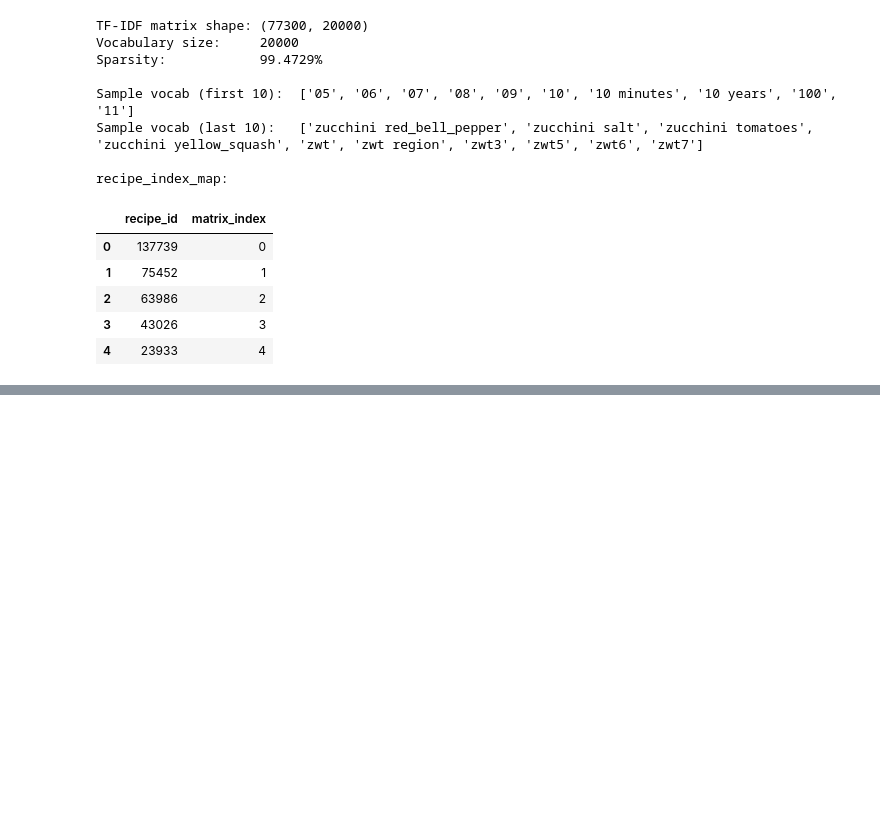
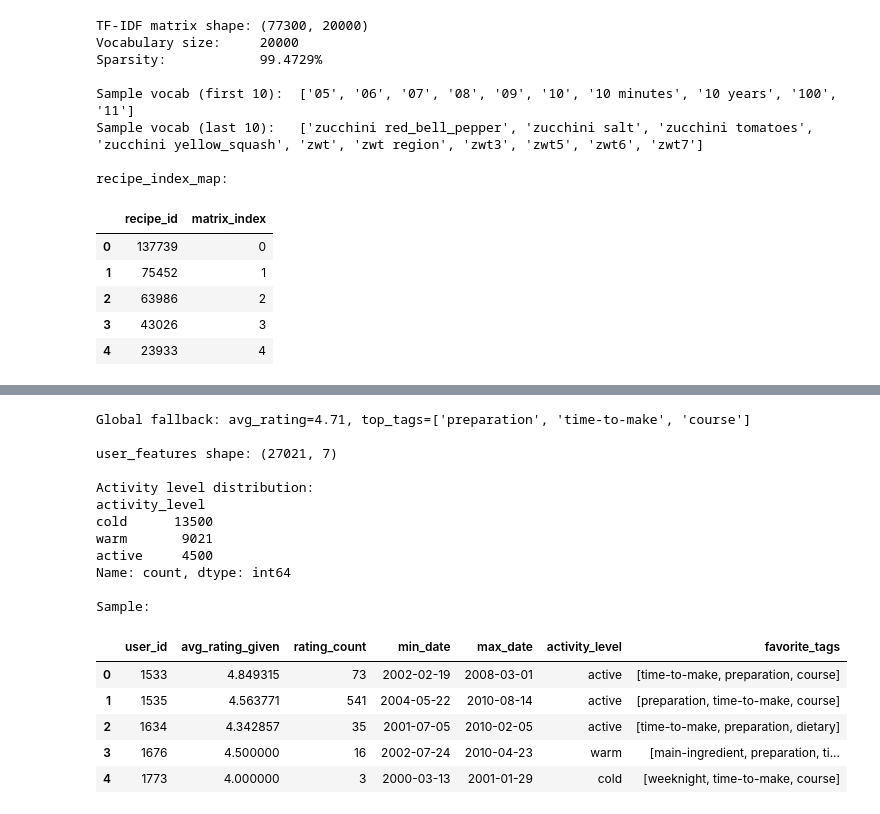
Before and after one commit to PH31M/Food-RecommendationSystem, a Jupyter notebook: notebooks/03_data_feature_engineering.ipynb, the cells around one changed output, grey strips where cells are left out. Saved outputs shown, nothing was run; the diff lists cells and outputs as text; code cells hidden in the pictures; blank space fills up the shorter version.

```diff
--- a/notebooks/03_data_feature_engineering.ipynb
+++ b/notebooks/03_data_feature_engineering.ipynb
@@ -411,0 +528,68 @@ recipe_index_map:
+# %%
+# Cell I - User features (from train only)
+# - avg_rating_given, rating_count, activity_level
+# - favorite_tags from high-rated history
+# - default fallback for new users
+# 1) Thống kê cơ bản theo user
+user_stats = train_interactions.groupby("user_id").agg(
+    avg_rating_given=("rating", "mean"),
+    rating_count=("rating", "count"),
+    min_date=("date", "min"),
+    max_date=("date", "max"),
+).reset_index()
+# Activity level: phân tier theo số lượng ratings
+user_stats["activity_level"] = pd.cut(
+    user_stats["rating_count"],
+    bins=[0, 5, 20, np.inf],
+    labels=["cold", "warm", "active"]
+)
+# 2) Favorite tags: top-3 tags phổ biến nhất từ recipes user đã rating >= 4
+high_rated = train_interactions[train_interactions["rating"] >= 4][["user_id", "recipe_id"]]
+high_rated = high_rated.merge(
+    df_recipes[["id", "tags_clean"]].rename(columns={"id": "recipe_id"}),
+    on="recipe_id", how="left"
+)
+def get_top_tags(tags_series, top_n=3):
+    from collections import Counter
+    all_tags = []
+    for tag_list in tags_series:
+        if isinstance(tag_list, list):
+            all_tags.extend(tag_list)
+    if not all_tags:
+        return []
+    return [t for t, _ in Counter(all_tags).most_common(top_n)]
+favorite_tags = high_rated.groupby("user_id")["tags_clean"].apply(get_top_tags).reset_index()
+favorite_tags.columns = ["user_id", "favorite_tags"]
+# 3) Merge thành user_features
+user_features = user_stats.merge(favorite_tags, on="user_id", how="left")
+user_features["favorite_tags"] = user_features["favorite_tags"].apply(
+    lambda x: x if isinstance(x, list) else []
+)
+# 4) Global fallback cho user mới (không có trong train)
+global_avg_rating = train_interactions["rating"].mean()
+global_top_tags = get_top_tags(df_recipes["tags_clean"], top_n=3)
+print(f"Global fallback: avg_rating={global_avg_rating:.2f}, top_tags={global_top_tags}")
+print(f"\nuser_features shape: {user_features.shape}")
+print(f"\nActivity level distribution:")
+print(user_features["activity_level"].value_counts())
+print(f"\nSample:")
+display(user_features.head())
+# %% [output]
+Global fallback: avg_rating=4.71, top_tags=['preparation', 'time-to-make', 'course']
+
+user_features shape: (27021, 7)
+
+Activity level distribution:
+activity_level
+cold      13500
+warm       9021
+active     4500
+Name: count, dtype: int64
+
+Sample:
+|  | user_id | avg_rating_given | rating_count | min_date | max_date | activity_level | favorite_tags |
+| 0 | 1533 | 4.849315 | 73 | 2002-02-19 | 2008-03-01 | active | [time-to-make, preparation, course] |
+| 1 | 1535 | 4.563771 | 541 | 2004-05-22 | 2010-08-14 | active | [preparation, time-to-make, course] |
+| 2 | 1634 | 4.342857 | 35 | 2001-07-05 | 2010-02-05 | active | [time-to-make, preparation, dietary] |
+| 3 | 1676 | 4.500000 | 16 | 2002-07-24 | 2010-04-23 | warm | [main-ingredient, preparation, ti... |
+| 4 | 1773 | 4.000000 | 3 | 2000-03-13 | 2001-01-29 | cold | [weeknight, time-to-make, course] |
```
Also changed, not shown: parts of 2 cells of this notebook.
